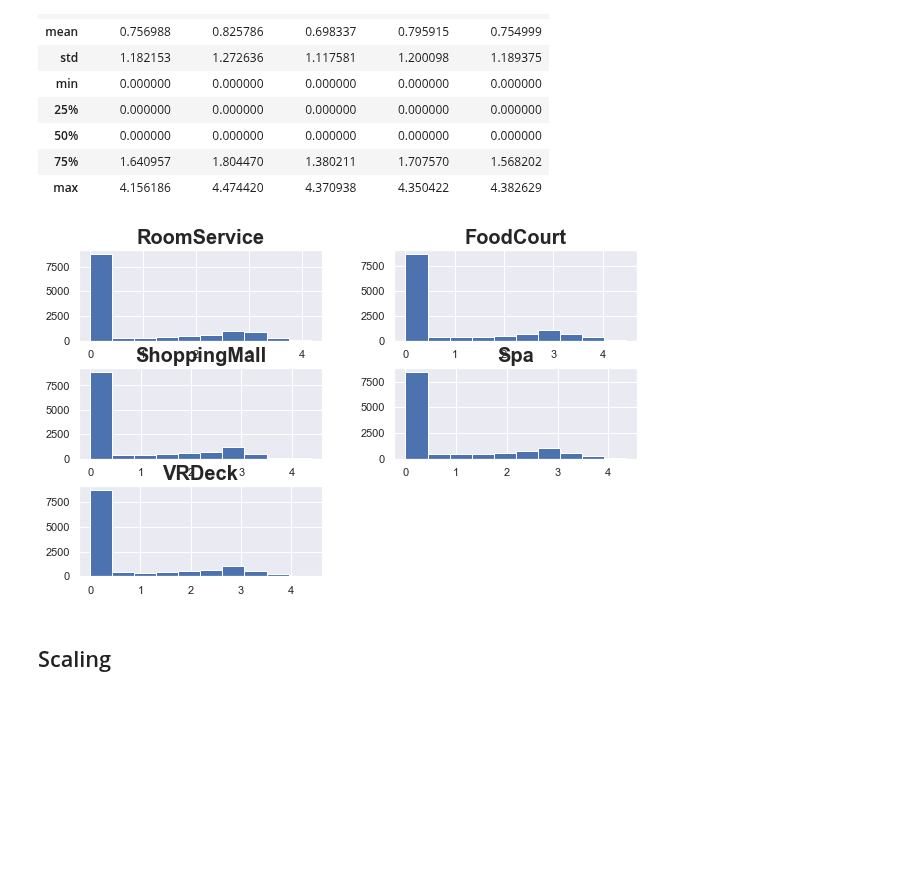
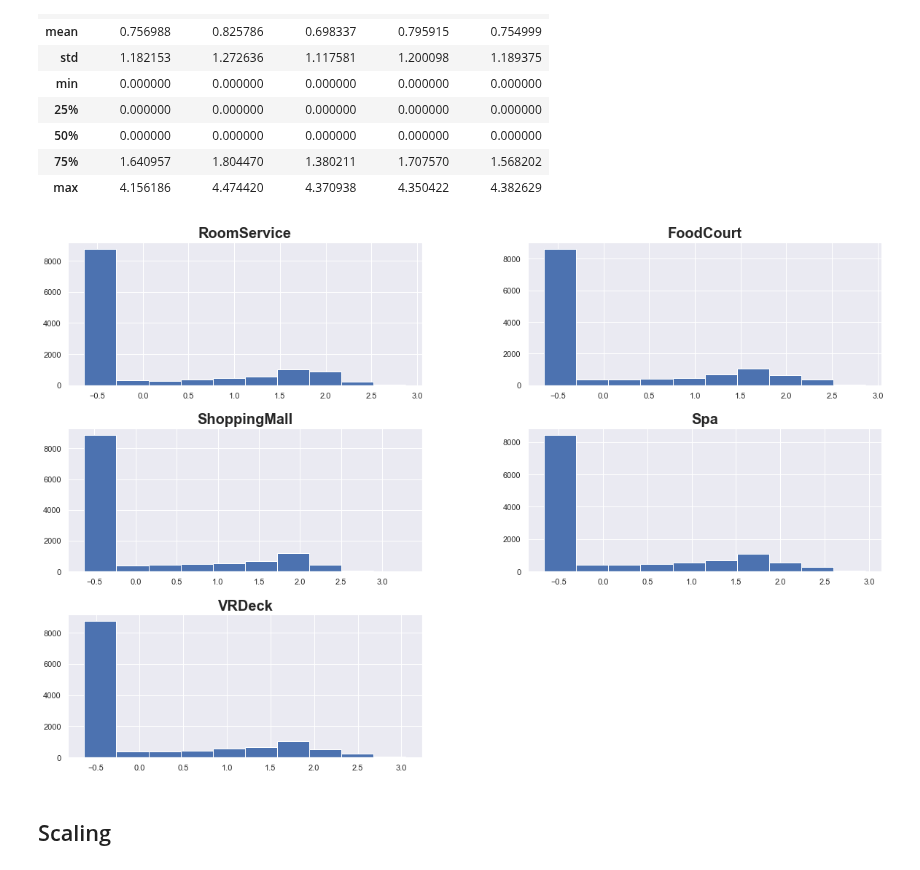
Before and after one commit to enricogoerlitz/ML-Models, a Jupyter notebook: Machine Learning Projects/01_Kaggle_Data_Projects_And_Competitions/04_Spaceship_Titanic/notebooks/02_data_preprocessing.ipynb, the cells around one changed output. Saved outputs shown, nothing was run; the diff lists cells and outputs as text; code cells hidden in the pictures; blank space fills up the shorter version.

```diff
--- a/Machine Learning Projects/01_Kaggle_Data_Projects_And_Competitions/04_Spaceship_Titanic/notebooks/02_data_preprocessing.ipynb
+++ b/Machine Learning Projects/01_Kaggle_Data_Projects_And_Competitions/04_Spaceship_Titanic/notebooks/02_data_preprocessing.ipynb
@@ -568,0 +596,8 @@ dtype: int64
+# %%
+X = model_df.drop(columns=[CRYO_SLEEP]).to_numpy()
+y = model_df[CRYO_SLEEP].to_numpy()
+
+X_train, X_test, y_train, y_test = train_test_split(X, y, test_size=0.2)
+model = XGBClassifier()
+model.fit(X_train, y_train)
+f1_score(y_test, model.predict(X_test))
@@ -568,0 +606,4 @@ dtype: int64
+# %%
+prediction_df = df[df[CRYO_SLEEP].isna()].drop(columns=[PID, TARGET, CRYO_SLEEP]).copy()
+prediction_df = pd.get_dummies(prediction_df)
+prediction_df.describe().T
@@ -568,0 +628,3 @@ dtype: int64
+# %%
+cryo_sleep_preds = model.predict(prediction_df)
+cryo_sleep_preds
@@ -568,0 +637,3 @@ dtype: int64
+# %%
+df.loc[df[CRYO_SLEEP].isna(), CRYO_SLEEP] = cryo_sleep_preds
+df[df[CRYO_SLEEP].isna()].shape
@@ -630,9 +705,9 @@ df[log_cols].describe()
 | 75% | 1.640957 | 1.804470 | 1.380211 | 1.707570 | 1.568202 |
 | max | 4.156186 | 4.474420 | 4.370938 | 4.350422 | 4.382629 |
 # %%
-df[log_cols].hist();
+df[log_cols].hist(figsize=(20, 13));
 # %% [output]
-[figure, old version]
+[figure, new version]
 # %% [markdown]
 ## Scaling
 # %%
```
Also changed, not shown: parts of 30 cells of this notebook, 1 other file.
